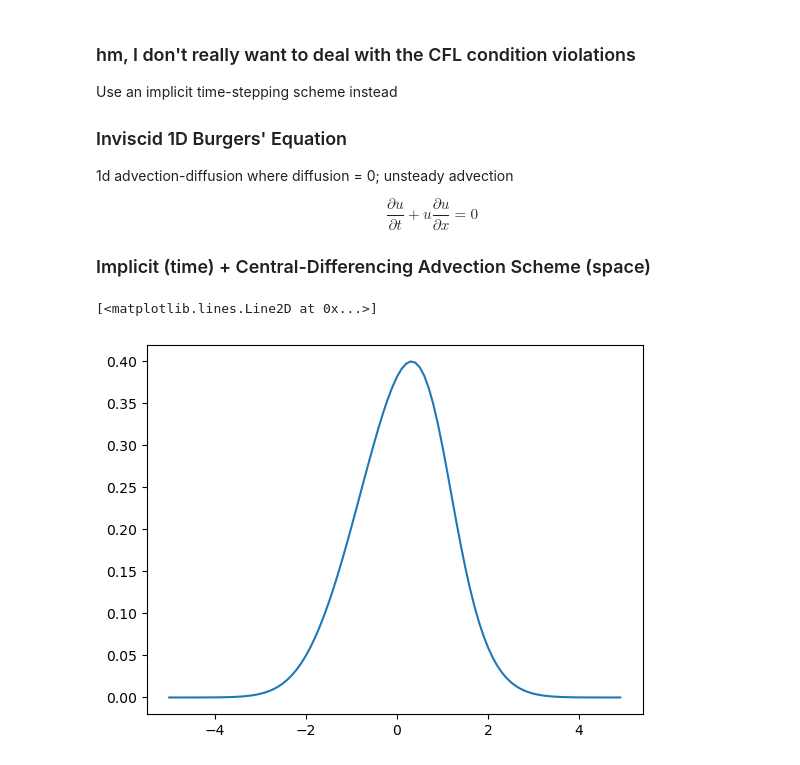
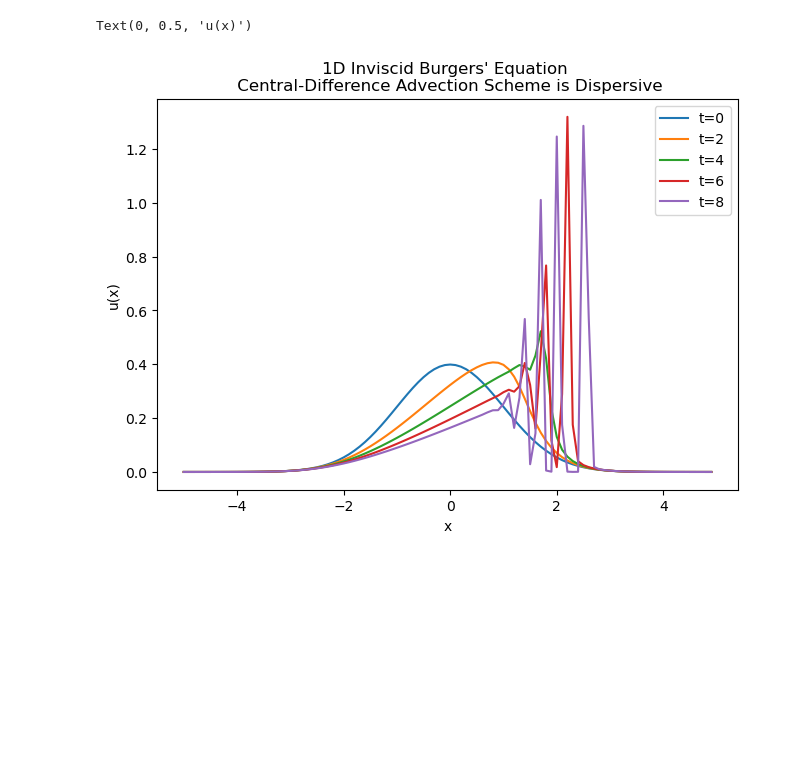
Before and after one commit to kailauyeda/ESS280-gfd, a Jupyter notebook: Lecture04_1D_Burgers_Eqn.ipynb, the cells around one changed output. Drawn from its saved outputs; the diff is of its cells as text; code cells hidden in the pictures; blank space fills up the shorter version.

```diff
--- a/Lecture04_1D_Burgers_Eqn.ipynb
+++ b/Lecture04_1D_Burgers_Eqn.ipynb
@@ -143,7 +414,7 @@ where $c= u \frac{\Delta t}{2\Delta x}$
 # %%
 u_array = np.expand_dims(u_init,0)
 CFL_violations = 0
-delta_t = 0.02
+delta_t = 0.1
 for n in range(0,100): # time
     u_i_np1_array = np.array([])
     for i in range(0,len(x_array)-1):
@@ -164,3 +434,0 @@ CFL_violations
-# %%
-for i in range(0,10):
-    plt.plot(x_array,u_array[i*10])
@@ -169,17 +435,11 @@ for i in range(0,10):
-# %% [markdown]
-### hm, I don't really want to deal with the CFL condition violations
-Use an implicit time-stepping scheme instead
-
-### Inviscid 1D Burgers' Equation
-1d advection-diffusion where diffusion = 0; unsteady advection
-
-\begin{equation}
-    \frac{\partial u}{\partial t} + u\frac{\partial u}{\partial x} = 0
-\end{equation}
-
-### Implicit (time) + Central-Differencing Advection Scheme (space)
-# %%
-plt.plot(x_array, u_array[40])
-# %% [output]
-[<matplotlib.lines.Line2D at 0x...>]
-[figure, removed]
+# %%
+fig,ax = plt.subplots(nrows=1,ncols=1,constrained_layout=True)
+for i in range(0,5):
+    ax.plot(x_array,u_array[i*20],label=f't={i*2}')
+ax.legend()
+ax.set_title('1D Inviscid Burgers\' Equation \n Central-Difference Advection Scheme is Dispersive')
+ax.set_xlabel('x')
+ax.set_ylabel('u(x)')
+# %% [output]
+Text(0, 0.5, 'u(x)')
+[figure, added]
```
Also changed, not shown: parts of 20 cells of this notebook.
